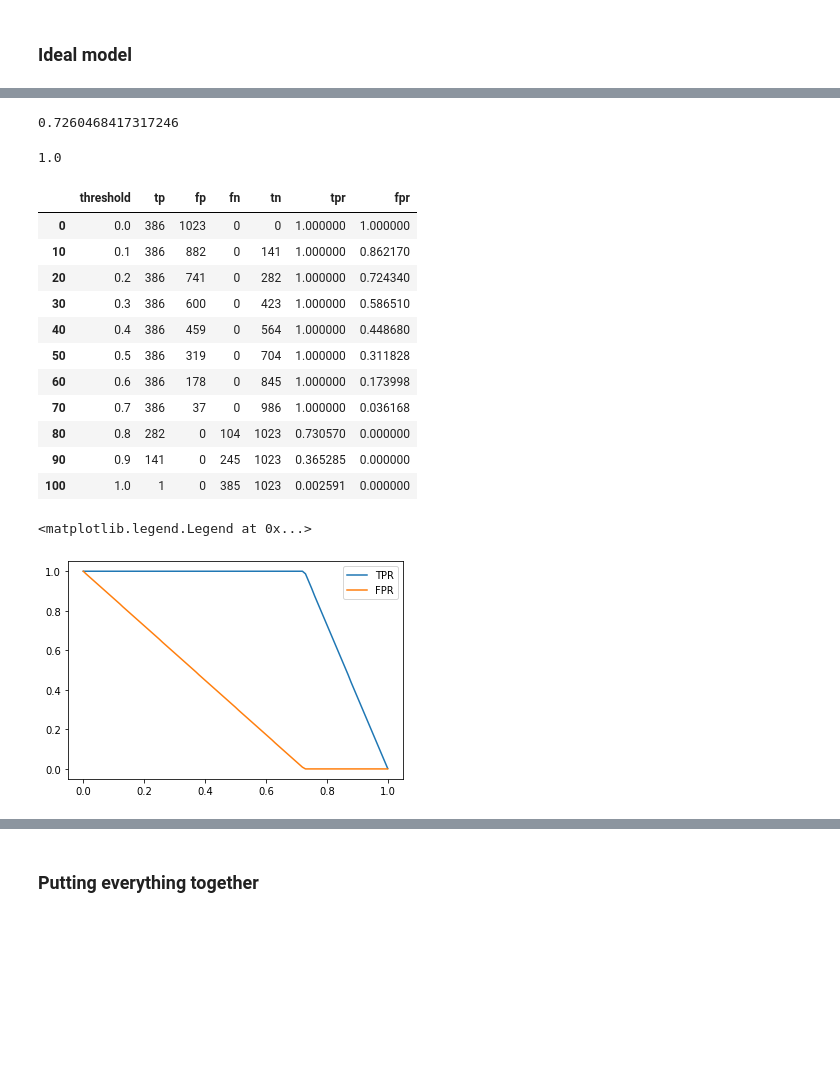
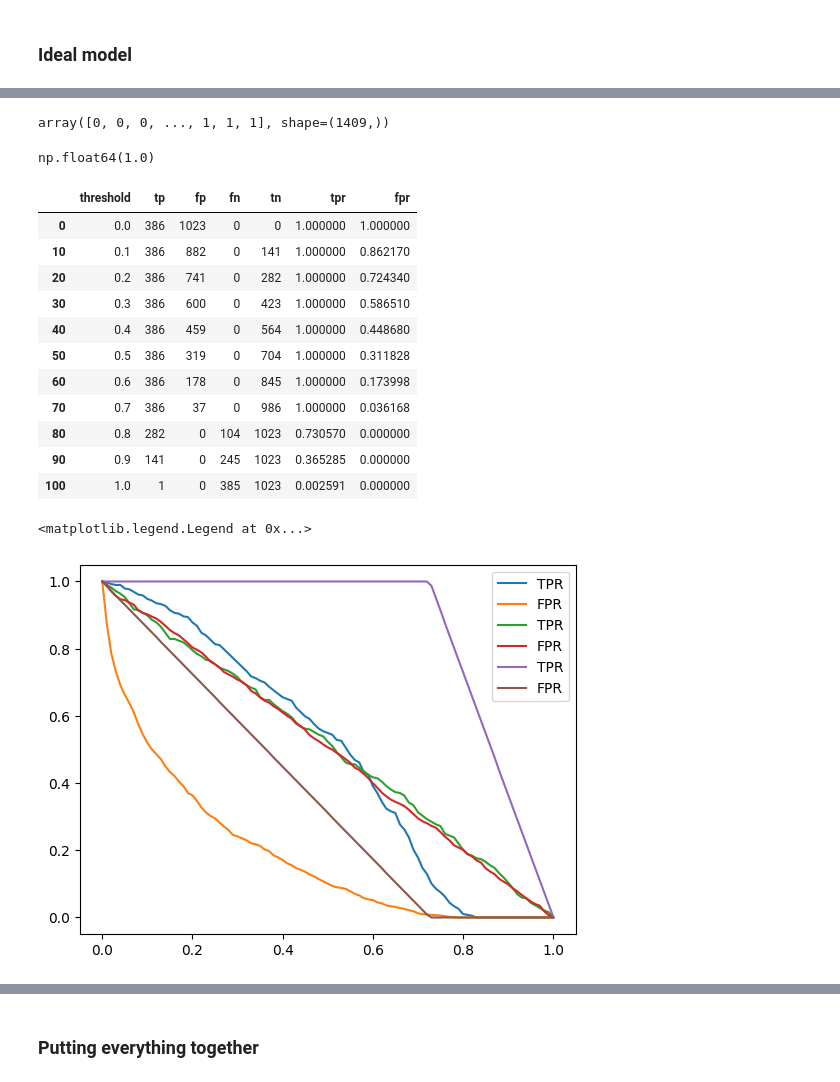
Before and after one commit to Pablink18dos2/MLZoomcamp, a Jupyter notebook: 04-evaluation/04-evaluation.ipynb, the cells around one changed output, grey strips where cells are left out. Saved outputs shown, nothing was run; the diff lists cells and outputs as text; code cells hidden in the pictures; blank space fills up the shorter version.

```diff
--- a/04-evaluation/04-evaluation.ipynb
+++ b/04-evaluation/04-evaluation.ipynb
@@ -295,37 +335,42 @@ num_neg, num_pos
 # %%
-
 y_ideal = np.repeat([0, 1], [num_neg, num_pos])
 y_ideal
-
-y_ideal_pred = np.linspace(0, 1, len(y_val))
+# %% [output]
+array([0, 0, 0, ..., 1, 1, 1], shape=(1409,))
 # %%
-1 - y_val.mean()
+y_ideal_pred = np.linspace(0,1,len(y_val))
-# %% [output]
-0.7260468417317246
 # %%
-accuracy_score(y_ideal, y_ideal_pred >= 0.726)
+((y_ideal_pred >= 0.726) == y_ideal).mean()
 # %% [output]
-1.0
+np.float64(1.0)
 # %%
 df_ideal = tpr_fpr_dataframe(y_ideal, y_ideal_pred)
-df_ideal[::10]
-# %% [output]
-|  | threshold | tp | fp | fn | tn | tpr | fpr |
-| 0 | 0.0 | 386 | 1023 | 0 | 0 | 1.000000 | 1.000000 |
-| 10 | 0.1 | 386 | 882 | 0 | 141 | 1.000000 | 0.862170 |
-| 20 | 0.2 | 386 | 741 | 0 | 282 | 1.000000 | 0.724340 |
-| 30 | 0.3 | 386 | 600 | 0 | 423 | 1.000000 | 0.586510 |
-| 40 | 0.4 | 386 | 459 | 0 | 564 | 1.000000 | 0.448680 |
-| 50 | 0.5 | 386 | 319 | 0 | 704 | 1.000000 | 0.311828 |
-| 60 | 0.6 | 386 | 178 | 0 | 845 | 1.000000 | 0.173998 |
-| 70 | 0.7 | 386 | 37 | 0 | 986 | 1.000000 | 0.036168 |
-| 80 | 0.8 | 282 | 0 | 104 | 1023 | 0.730570 | 0.000000 |
-| 90 | 0.9 | 141 | 0 | 245 | 1023 | 0.365285 | 0.000000 |
-| 100 | 1.0 | 1 | 0 | 385 | 1023 | 0.002591 | 0.000000 |
 # %%
-plt.plot(df_ideal.threshold, df_ideal['tpr'], label='TPR')
-plt.plot(df_ideal.threshold, df_ideal['fpr'], label='FPR')
-plt.legend()
+df_ideal[::10]
 # %% [output]
-<matplotlib.legend.Legend at 0x...>
-[figure, removed]
+|  | threshold | tp | fp | fn | tn | tpr | fpr |
+| 0 | 0.0 | 386 | 1023 | 0 | 0 | 1.000000 | 1.000000 |
+| 10 | 0.1 | 386 | 882 | 0 | 141 | 1.000000 | 0.862170 |
+| 20 | 0.2 | 386 | 741 | 0 | 282 | 1.000000 | 0.724340 |
+| 30 | 0.3 | 386 | 600 | 0 | 423 | 1.000000 | 0.586510 |
+| 40 | 0.4 | 386 | 459 | 0 | 564 | 1.000000 | 0.448680 |
+| 50 | 0.5 | 386 | 319 | 0 | 704 | 1.000000 | 0.311828 |
+| 60 | 0.6 | 386 | 178 | 0 | 845 | 1.000000 | 0.173998 |
+| 70 | 0.7 | 386 | 37 | 0 | 986 | 1.000000 | 0.036168 |
+| 80 | 0.8 | 282 | 0 | 104 | 1023 | 0.730570 | 0.000000 |
+| 90 | 0.9 | 141 | 0 | 245 | 1023 | 0.365285 | 0.000000 |
+| 100 | 1.0 | 1 | 0 | 385 | 1023 | 0.002591 | 0.000000 |
+# %%
+plt.plot(df_scores.threshold,df_scores['tpr'], label='TPR')
+plt.plot(df_scores.threshold,df_scores['fpr'], label='FPR')
+
+plt.plot(df_random.threshold,df_random['tpr'], label='TPR')
+plt.plot(df_random.threshold,df_random['fpr'], label='FPR')
+
+plt.plot(df_ideal.threshold,df_ideal['tpr'], label='TPR')
+plt.plot(df_ideal.threshold,df_ideal['fpr'], label='FPR')
+
+plt.legend()
+# %% [output]
+<matplotlib.legend.Legend at 0x...>
+[figure, added]
```
Also changed, not shown: parts of 18 cells of this notebook.
